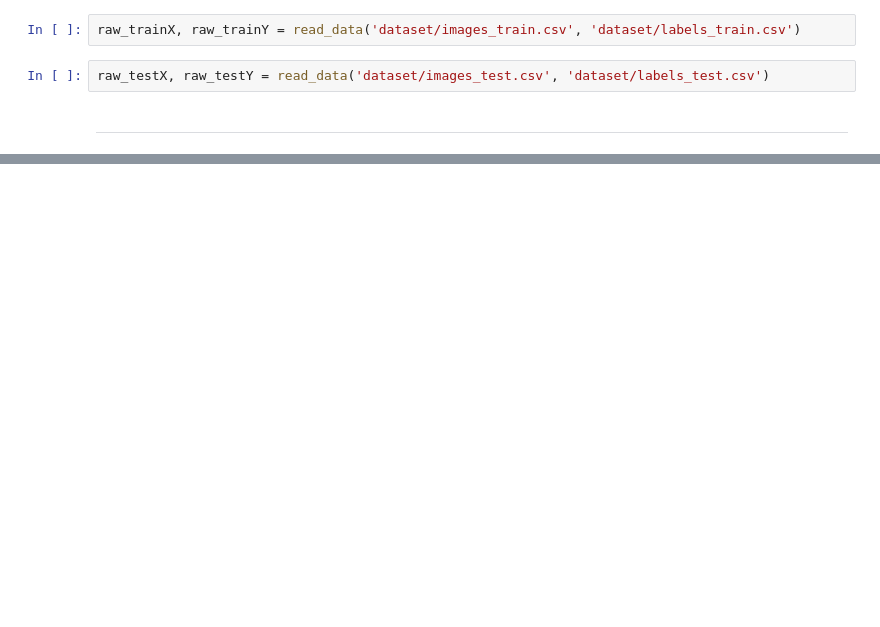
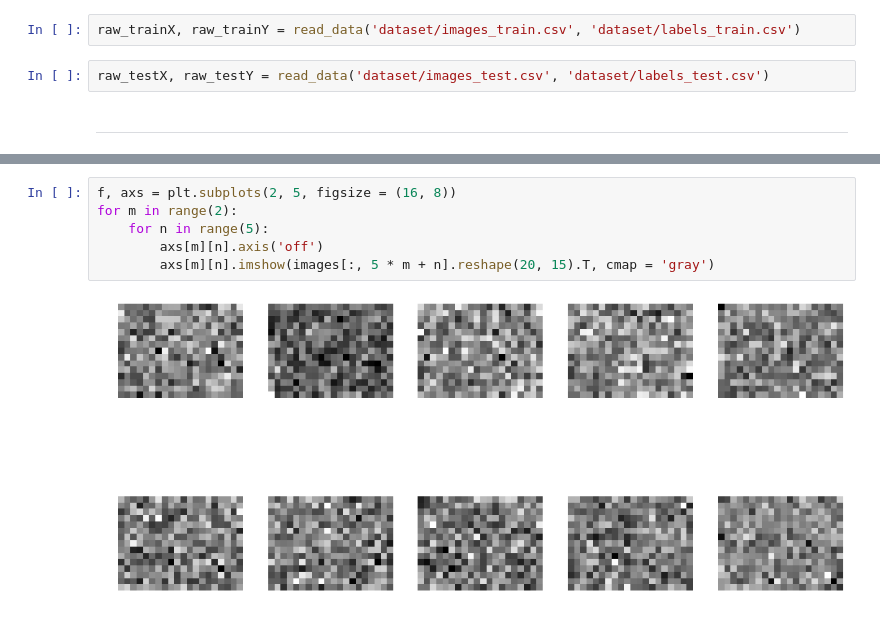
Before and after one commit to Misa-XU/jupyter, a Jupyter notebook: CS229/Assign4/1-Neural-networks-MNIST-image-classification.ipynb, the cells around one changed output, grey strips where cells are left out. Drawn from its saved outputs; the diff is of its cells as text; blank space fills up the shorter version.

```diff
--- a/CS229/Assign4/1-Neural-networks-MNIST-image-classification.ipynb
+++ b/CS229/Assign4/1-Neural-networks-MNIST-image-classification.ipynb
@@ -105,0 +254,8 @@ accuracy(predict(output[-1]), raw_trainY[:5])
+# %%
+f, axs = plt.subplots(2, 5, figsize = (16, 8))
+for m in range(2):
+    for n in range(5):
+        axs[m][n].axis('off')
+        axs[m][n].imshow(images[:, 5 * m + n].reshape(20, 15).T, cmap = 'gray')
+# %% [output]
+[figure, added]
```
Also changed, not shown: parts of 27 cells of this notebook, 8 other files.
